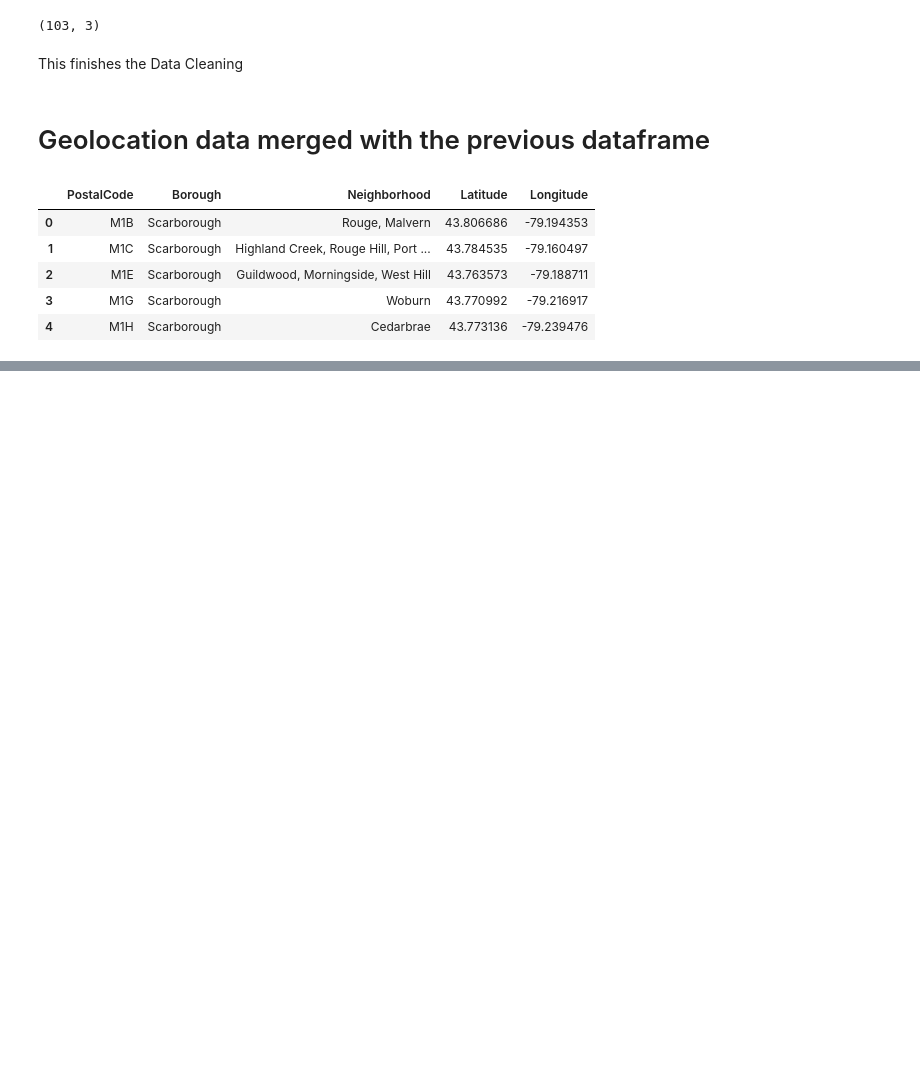
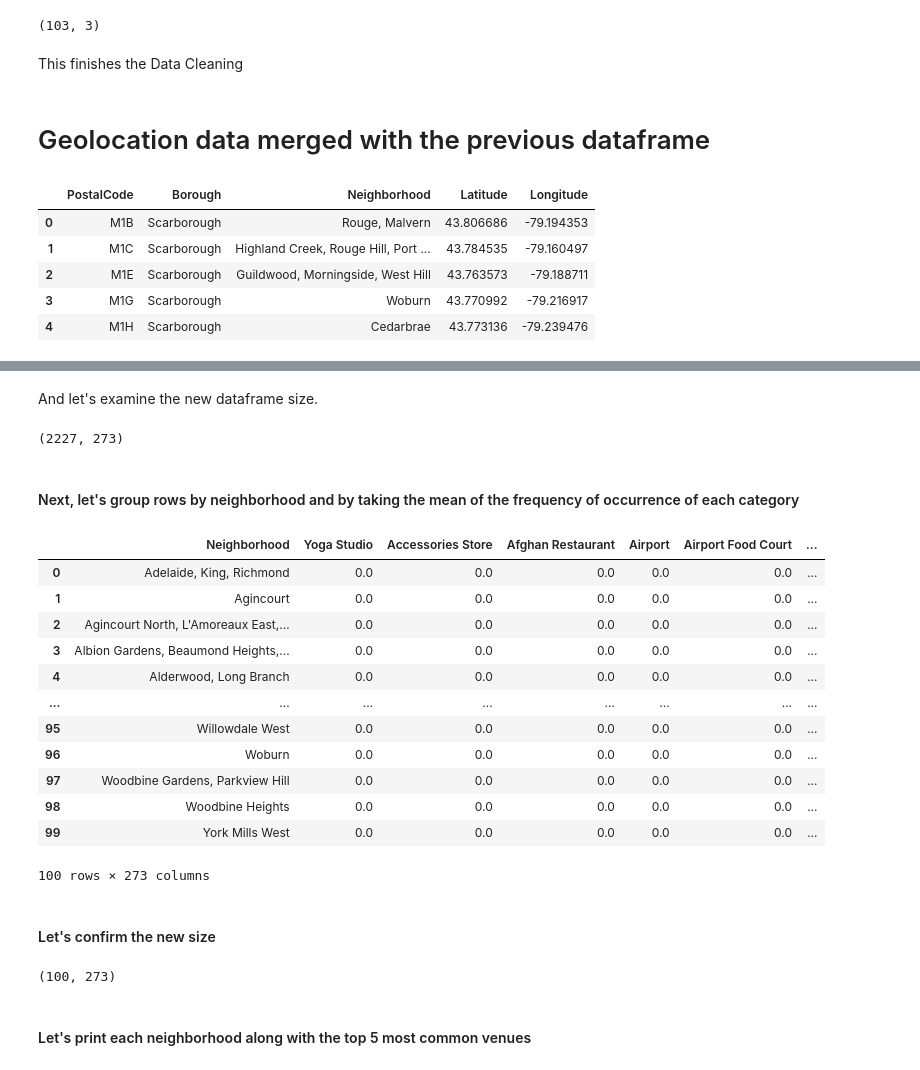
Before and after one commit to MetisXU/Coursera_Capstone-1, a Jupyter notebook: IBM_capstone_project.ipynb, the cells around one changed output, grey strips where cells are left out. Saved outputs shown, nothing was run; the diff lists cells and outputs as text; code cells hidden in the pictures; blank space fills up the shorter version.

```diff
--- a/IBM_capstone_project.ipynb
+++ b/IBM_capstone_project.ipynb
@@ -155,0 +166,18 @@ df_geo.head()
+# %%
+# create map of Toronto using latitude and longitude values
+import folium
+map_toronto = folium.Map(location=[latitude, longitude], zoom_start=11)
+
+# add markers to map
+for lat, lng, label in zip(df_geo['Latitude'], df_geo['Longitude'], df_geo['Neighborhood']):
+    label = folium.Popup(label)
+    folium.CircleMarker(
+        [lat, lng],
+        radius=5,
+        popup=label,
+        color='blue',
+        fill=True,
+        fill_color='#3186cc',
+        fill_opacity=0.7).add_to(map_toronto)
+
+map_toronto
@@ -155,0 +186,4 @@ df_geo.head()
+# %%
+CLIENT_ID = 'HQ1OXDHQ0FG4G555ZQRKSOW0UTABMVVAVWOJZF2HYMCYGZVL' # your Foursquare ID
+CLIENT_SECRET = 'WC4Q5ML3OKRLY2O4NSITUOGJCH2X5XLNEW0XEMIODLVKDON0' # your Foursquare Secret
+VERSION = '20180604' # Foursquare API version
@@ -155,0 +230,4 @@ df_geo.head()
+# %%
+Toronto_venues = getNearbyVenues(df_geo.Neighborhood,
+                                 df_geo.Latitude,
+                                 df_geo.Longitude)
@@ -155,0 +285,12 @@ df_geo.head()
+# %%
+# one hot encoding
+Toronto_onehot = pd.get_dummies(Toronto_venues[['Venue Category']], prefix="", prefix_sep="")
+
+# add neighborhood column back to dataframe
+Toronto_onehot['Neighborhood'] = Toronto_venues['Neighborhood']
+
+# move neighborhood column to the first column
+fixed_columns = [Toronto_onehot.columns[-1]] + list(Toronto_onehot.columns[:-1])
+Toronto_onehot = Toronto_onehot[fixed_columns]
+
+Toronto_onehot.head()
@@ -155,0 +305,33 @@ df_geo.head()
+# %% [markdown]
+And let's examine the new dataframe size.
+# %%
+Toronto_onehot.shape
+# %% [output]
+(2227, 273)
+# %% [markdown]
+#### Next, let's group rows by neighborhood and by taking the mean of the frequency of occurrence of each category
+# %%
+Toronto_grouped = Toronto_onehot.groupby('Neighborhood').mean().reset_index()
+Toronto_grouped
+# %% [output]
+|  | Neighborhood | Yoga Studio | Accessories Store | Afghan Restaurant | Airport | Airport Food Court | ... |
+| 0 | Adelaide, King, Richmond | 0.0 | 0.0 | 0.0 | 0.0 | 0.0 | ... |
+| 1 | Agincourt | 0.0 | 0.0 | 0.0 | 0.0 | 0.0 | ... |
+| 2 | Agincourt North, L'Amoreaux East,... | 0.0 | 0.0 | 0.0 | 0.0 | 0.0 | ... |
+| 3 | Albion Gardens, Beaumond Heights,... | 0.0 | 0.0 | 0.0 | 0.0 | 0.0 | ... |
+| 4 | Alderwood, Long Branch | 0.0 | 0.0 | 0.0 | 0.0 | 0.0 | ... |
+| ... | ... | ... | ... | ... | ... | ... | ... |
+| 95 | Willowdale West | 0.0 | 0.0 | 0.0 | 0.0 | 0.0 | ... |
+| 96 | Woburn | 0.0 | 0.0 | 0.0 | 0.0 | 0.0 | ... |
+| 97 | Woodbine Gardens, Parkview Hill | 0.0 | 0.0 | 0.0 | 0.0 | 0.0 | ... |
+| 98 | Woodbine Heights | 0.0 | 0.0 | 0.0 | 0.0 | 0.0 | ... |
+| 99 | York Mills West | 0.0 | 0.0 | 0.0 | 0.0 | 0.0 | ... |
+100 rows × 273 columns
+# %% [markdown]
+#### Let's confirm the new size
+# %%
+Toronto_grouped.shape
+# %% [output]
+(100, 273)
+# %% [markdown]
+#### Let's print each neighborhood along with the top 5 most common venues
```
Also changed, not shown: parts of 29 cells of this notebook.
